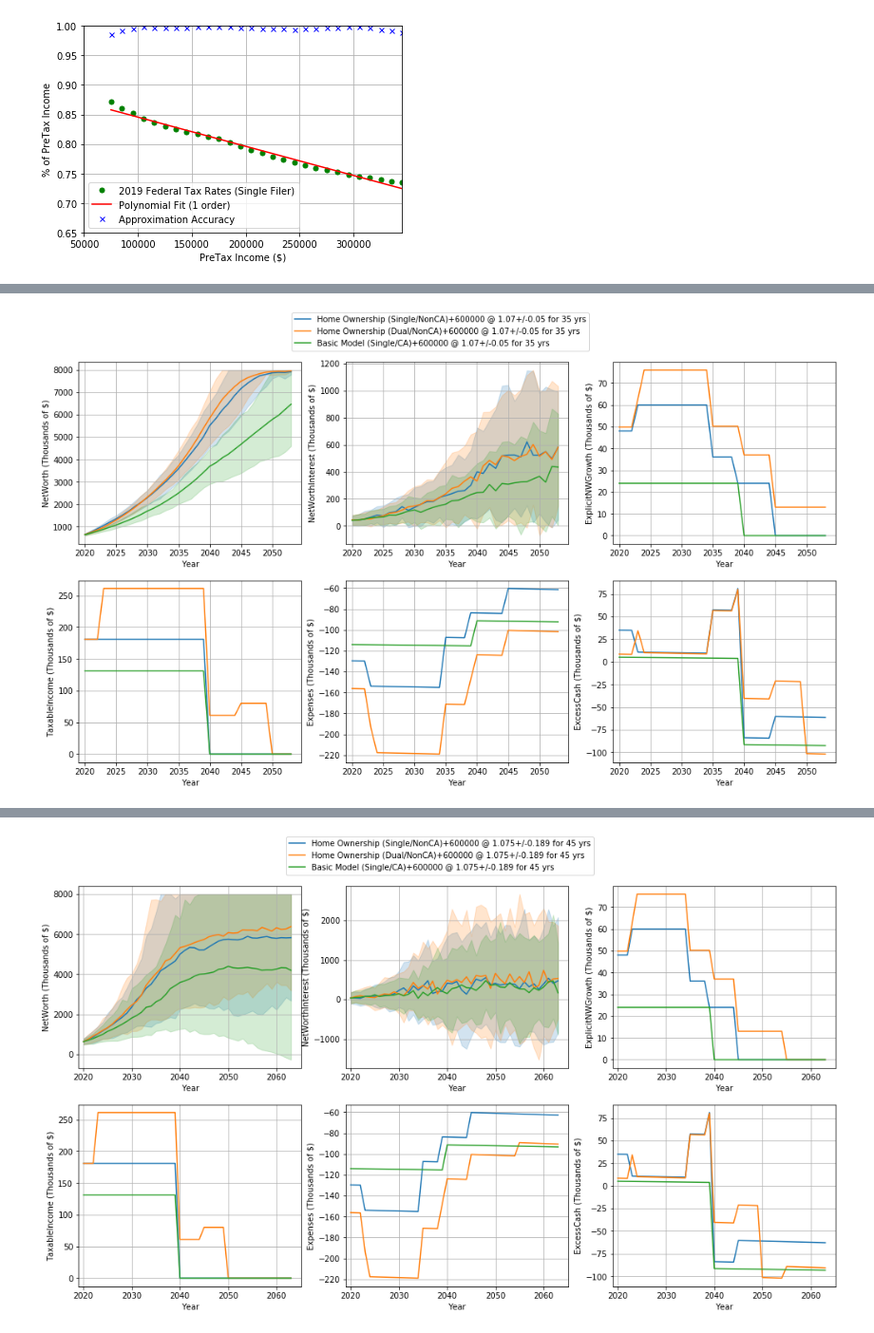
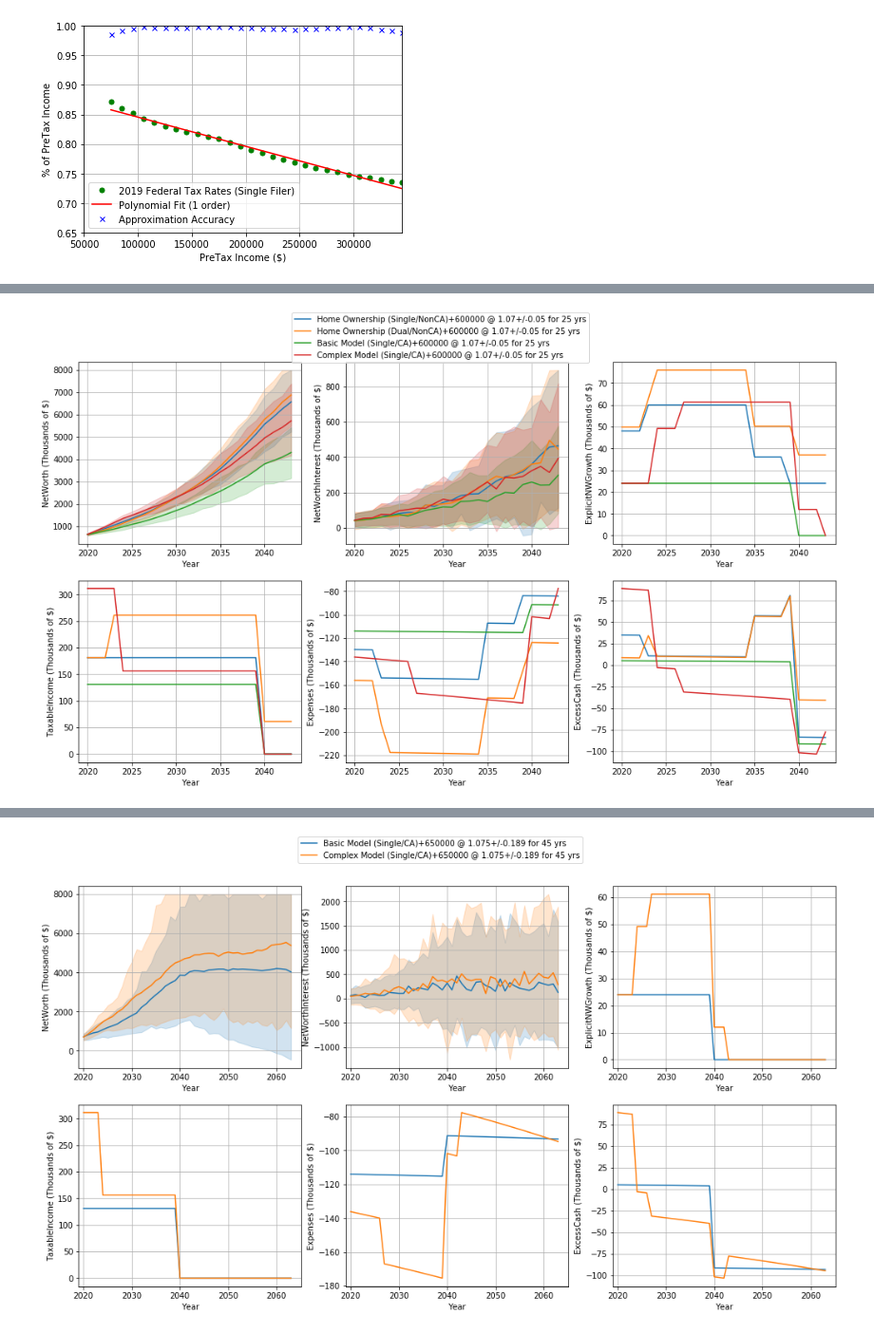
Before and after one commit to greglink/public, a Jupyter notebook: tax/Financial Modeling.ipynb, the cells around one changed output, grey strips where cells are left out. Shown: that part at 95% size. Drawn from its saved outputs; the diff is of its cells as text; code cells hidden in the pictures.

```diff
--- a/tax/Financial Modeling.ipynb
+++ b/tax/Financial Modeling.ipynb
@@ -398,24 +398,31 @@ cm.add_yearly(-5000, 'IRA Savings', yearly_nw=5000, year_end=20)
 cm.add_monthly(-3500, 'Monthly Spend') # CA is expensive
 cm.add_yearly(-12000, 'Yearly Spend')
 
+complex_single = CashflowModel('Complex Model (Single/CA)', state_tax=ca_tax_rates)
+cm = complex_single
+cm.add_yearly(330000, 'Salary', year_end=4, taxable=True)
+cm.add_monthly(-4200, 'Renting', year_end=4)
+cm.add_yearly(175000, 'Salary', year_start=5, year_end=20, taxable=True)
+cm.add_monthly(-4200, 'Buying', year_start=5, year_end=20, monthly_nw=2100)
+cm.add_monthly(-2200, 'Buying 2nd', year_start=8, year_end=23, monthly_nw=1000)
+cm.add_monthly(-600, 'Auto Costs', yearly_apr=1.01)
+cm.add_yearly(-19000, '401k Savings', yearly_nw=19000, year_end=20, taxable=True)
+cm.add_yearly(-5000, 'IRA Savings', yearly_nw=5000, year_end=20)
+cm.add_monthly(-3500, 'Monthly Spend', yearly_apr=1.01)
+cm.add_yearly(-12000, 'Yearly Spend', yearly_apr=1.01)
+
+sims_to_run = [ho_single, ho_dual, basic_single, complex_single]
 sim_results = []
-nyears = 35
-sim_results.append(fm.sim(ho_single, nyears=nyears, initial_nw=600000, nw_apr_avg=1.07, nw_apr_stdev=0.05))
-sim_results.append(fm.sim(ho_dual, nyears=nyears, initial_nw=600000, nw_apr_avg=1.07, nw_apr_stdev=0.05))
-#sim_results.append(fm.sim(renting_single, nyears=nyears, initial_nw=600000, nw_apr_avg=1.07, nw_apr_stdev=0.05))
-sim_results.append(fm.sim(basic_single, nyears=nyears, initial_nw=600000, nw_apr_avg=1.07, nw_apr_stdev=0.05))
 
-#df, df_s = sim_results[0]
-#print(df)
+for sim in sims_to_run:
+    sim_results.append(fm.sim(sim, nyears=25, initial_nw=600000, nw_apr_avg=1.07, nw_apr_stdev=0.05))
 # The default suffix is just standard deviation. The :0.80 suffix gives me the 10th and 90th percentile bars on plots
 fm.plot(sim_results, suffix=':0.80')
 
+sims_to_run = [basic_single, complex_single]
 sim_results = []
-nyears = 45
 # These sims use the default args based on real stock market data over time
-sim_results.append(fm.sim(ho_single, nyears=nyears, initial_nw=600000))
-sim_results.append(fm.sim(ho_dual, nyears=nyears, initial_nw=600000))
-#sim_results.append(fm.sim(renting_single, nyears=nyears, initial_nw=600000))
-sim_results.append(fm.sim(basic_single, nyears=nyears, initial_nw=600000))
+for sim in sims_to_run:
+    sim_results.append(fm.sim(sim, nyears=45, initial_nw=650000))
 fm.plot(sim_results, suffix=':0.80')
 # %% [output]
@@ -425 +433 @@ Starting sim for Basic Model (Single/CA)+600000 @ 1.07+/-0.05 for 35 yrs ... Fin
-[figure, old version]
+[figure, new version]
@@ -429 +436 @@ Starting sim for Basic Model (Single/CA)+600000 @ 1.075+/-0.189 for 45 yrs ... F
-[figure, old version]
+[figure, new version]
```
Also changed, not shown: parts of 1 cell of this notebook.
